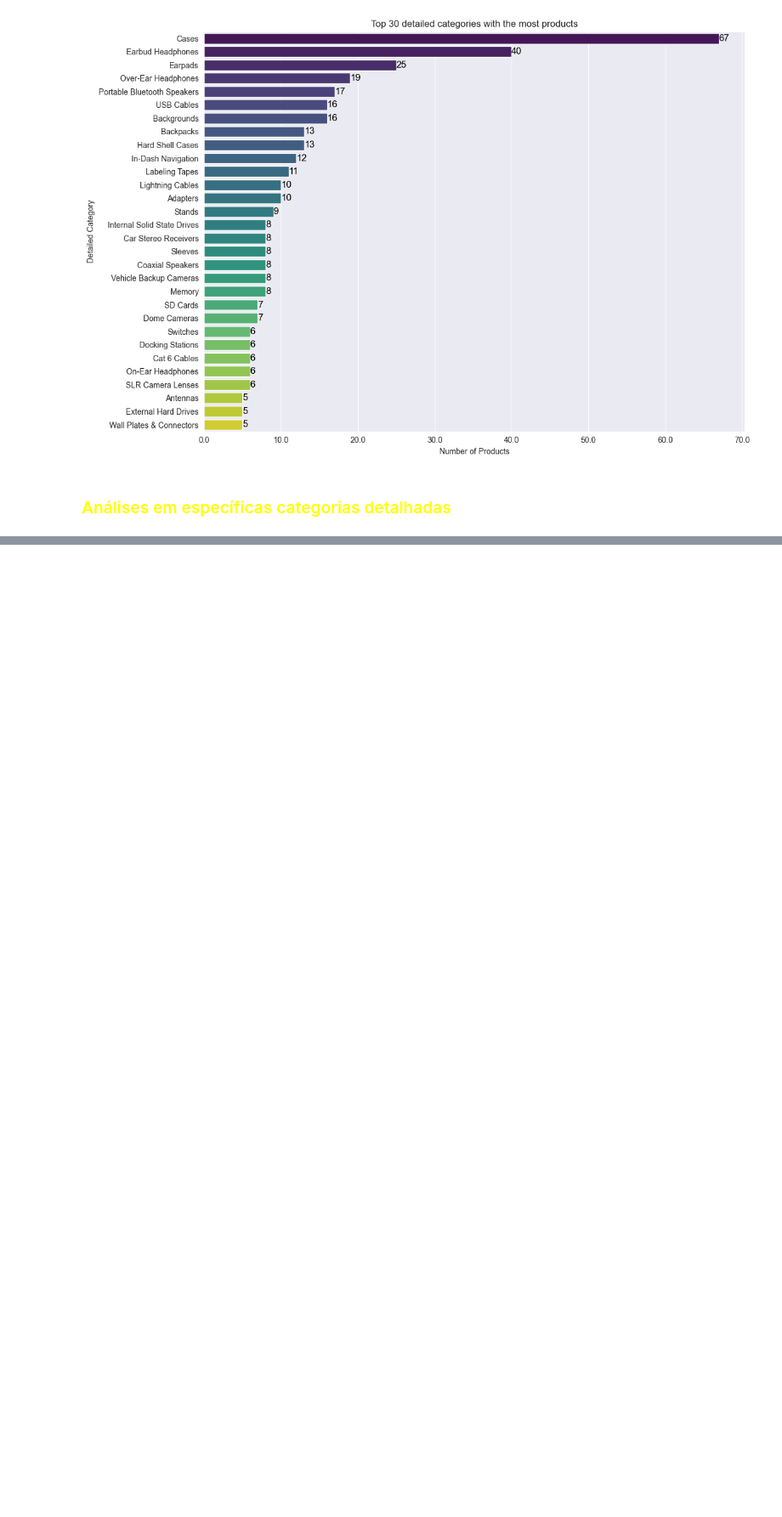
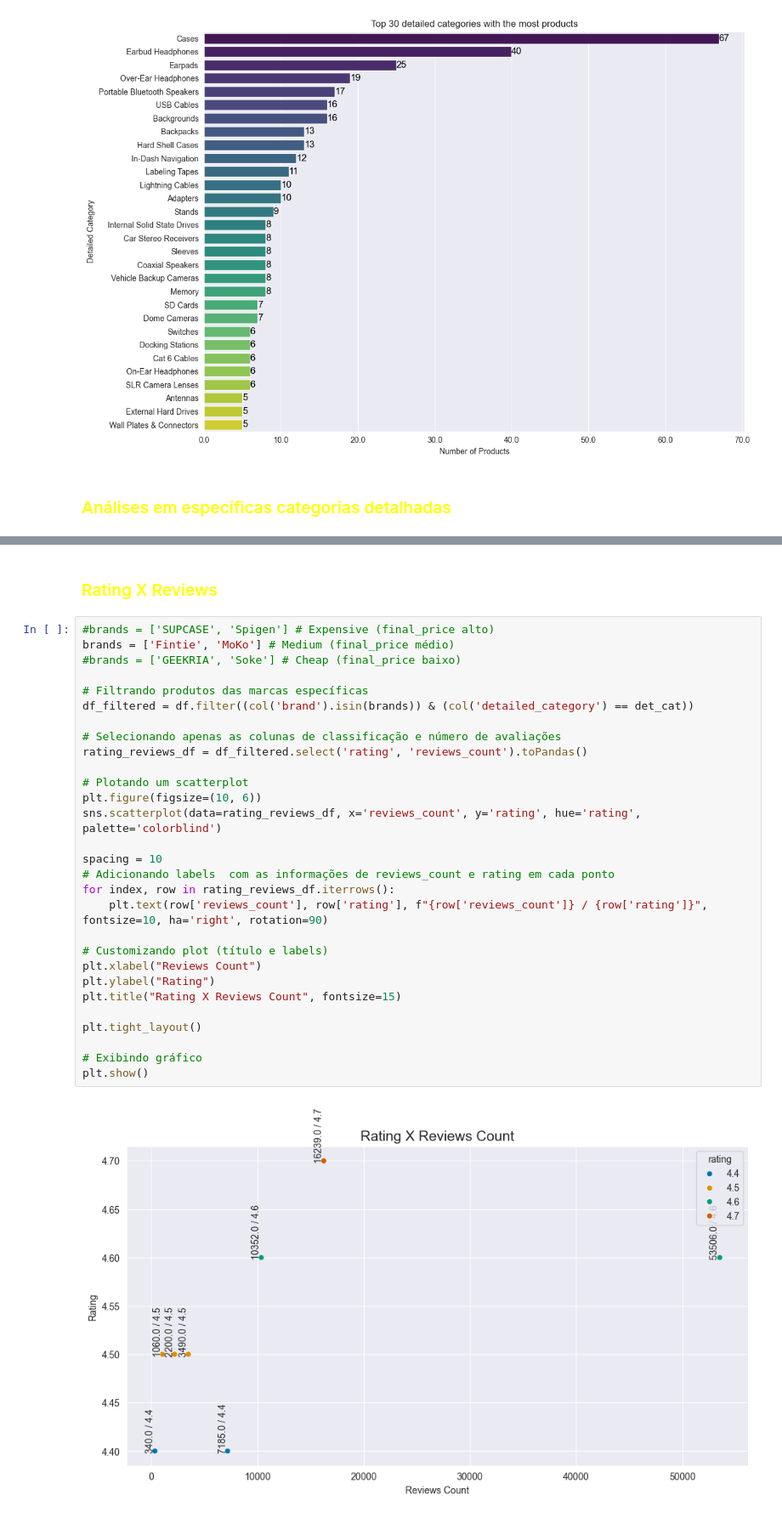
Before and after one commit to caioypaulino/Projet-BigData_Analytics_PySpark, a Jupyter notebook: big_data_analytics.ipynb, the cells around one changed output, grey strips where cells are left out. Shown at 85% size. Saved outputs shown, nothing was run; the diff lists cells and outputs as text; blank space fills up the shorter version.

```diff
--- a/big_data_analytics.ipynb
+++ b/big_data_analytics.ipynb
@@ -444,0 +466,33 @@ plt.show()
+# %% [markdown]
+### <span style='color:Yellow'> Rating X Reviews </span>
+# %%
+#brands = ['SUPCASE', 'Spigen'] # Expensive (final_price alto)
+brands = ['Fintie', 'MoKo'] # Medium (final_price médio)
+#brands = ['GEEKRIA', 'Soke'] # Cheap (final_price baixo)
+
+# Filtrando produtos das marcas específicas
+df_filtered = df.filter((col('brand').isin(brands)) & (col('detailed_category') == det_cat))
+
+# Selecionando apenas as colunas de classificação e número de avaliações
+rating_reviews_df = df_filtered.select('rating', 'reviews_count').toPandas()
+
+# Plotando um scatterplot
+plt.figure(figsize=(10, 6))
+sns.scatterplot(data=rating_reviews_df, x='reviews_count', y='rating', hue='rating', palette='colorblind')
+
+spacing = 10
+# Adicionando labels  com as informações de reviews_count e rating em cada ponto
+for index, row in rating_reviews_df.iterrows():
+    plt.text(row['reviews_count'], row['rating'], f"{row['reviews_count']} / {row['rating']}", fontsize=10, ha='right', rotation=90)
+
+# Customizando plot (título e labels)
+plt.xlabel("Reviews Count")
+plt.ylabel("Rating")
+plt.title("Rating X Reviews Count", fontsize=15)
+
+plt.tight_layout()
+
+# Exibindo gráfico
+plt.show()
+# %% [output]
+[figure, added]
```
Also changed, not shown: parts of 7 cells of this notebook.
